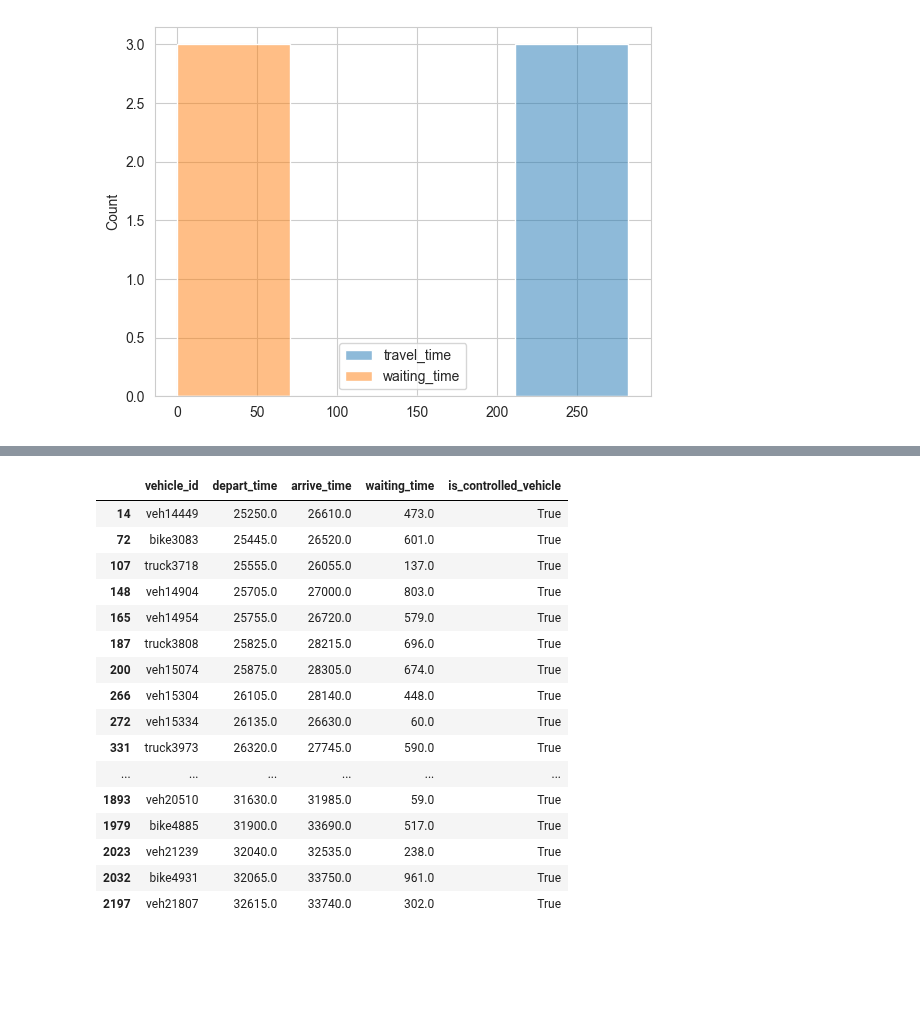
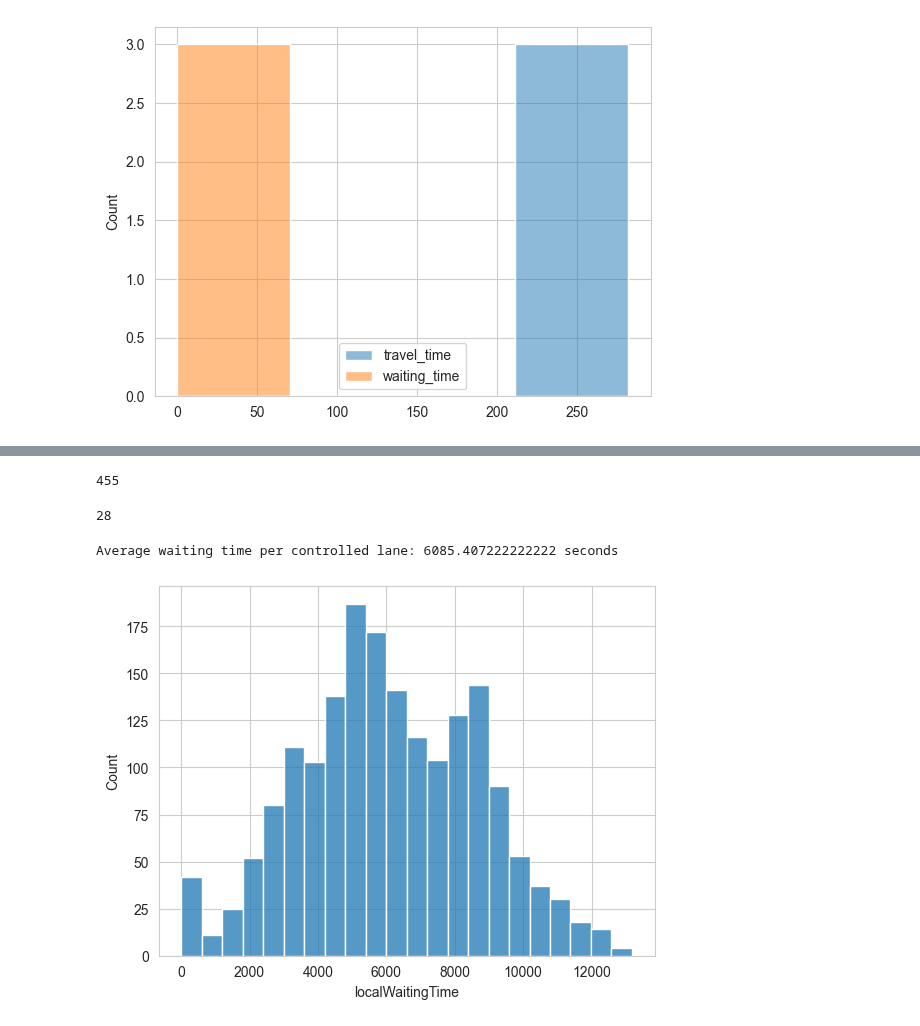
Before and after one commit to karstenk9/rl_traffic_signal_optimization, a Jupyter notebook: Test.ipynb, the cells around one changed output, grey strips where cells are left out. Saved outputs shown, nothing was run; the diff lists cells and outputs as text; code cells hidden in the pictures; blank space fills up the shorter version.

```diff
--- a/Test.ipynb
+++ b/Test.ipynb
@@ -93,21 +91,16 @@ df
+# %%
+len(vehicle_info[vehicle_info["is_teleported_vehicle"]])
+# %% [output]
+455
 # %%
-complete_trips = df.dropna(subset=["depart_time", "arrive_time"])
-complete_trips[complete_trips["is_controlled_vehicle"]]
+complete_trips = vehicle_info.dropna(subset=["depart_time", "arrive_time"])
+len(complete_trips[complete_trips["is_controlled_vehicle"]])
 # %% [output]
-|  | vehicle_id | depart_time | arrive_time | waiting_time | is_controlled_vehicle |
-| 14 | veh14449 | 25250.0 | 26610.0 | 473.0 | True |
-| 72 | bike3083 | 25445.0 | 26520.0 | 601.0 | True |
-| 107 | truck3718 | 25555.0 | 26055.0 | 137.0 | True |
-| 148 | veh14904 | 25705.0 | 27000.0 | 803.0 | True |
-| 165 | veh14954 | 25755.0 | 26720.0 | 579.0 | True |
-| 187 | truck3808 | 25825.0 | 28215.0 | 696.0 | True |
-| 200 | veh15074 | 25875.0 | 28305.0 | 674.0 | True |
-| 266 | veh15304 | 26105.0 | 28140.0 | 448.0 | True |
-| 272 | veh15334 | 26135.0 | 26630.0 | 60.0 | True |
-| 331 | truck3973 | 26320.0 | 27745.0 | 590.0 | True |
-| ... | ... | ... | ... | ... | ... |
-| 1893 | veh20510 | 31630.0 | 31985.0 | 59.0 | True |
-| 1979 | bike4885 | 31900.0 | 33690.0 | 517.0 | True |
-| 2023 | veh21239 | 32040.0 | 32535.0 | 238.0 | True |
-| 2032 | bike4931 | 32065.0 | 33750.0 | 961.0 | True |
-| 2197 | veh21807 | 32615.0 | 33740.0 | 302.0 | True |
+28
+# %%
+df = pd.read_csv("src/experiments/diff-waiting-time100-eval-df.csv") # each row is one timestep during simulation
+sns.histplot(df, x="localWaitingTime")
+print("Average waiting time per controlled lane: " + str(df['localWaitingTime'].mean()) + " seconds")
+# %% [output]
+Average waiting time per controlled lane: 6085.407222222222 seconds
+[figure, added]
```
Also changed, not shown: parts of 4 cells of this notebook, 1 other file.
